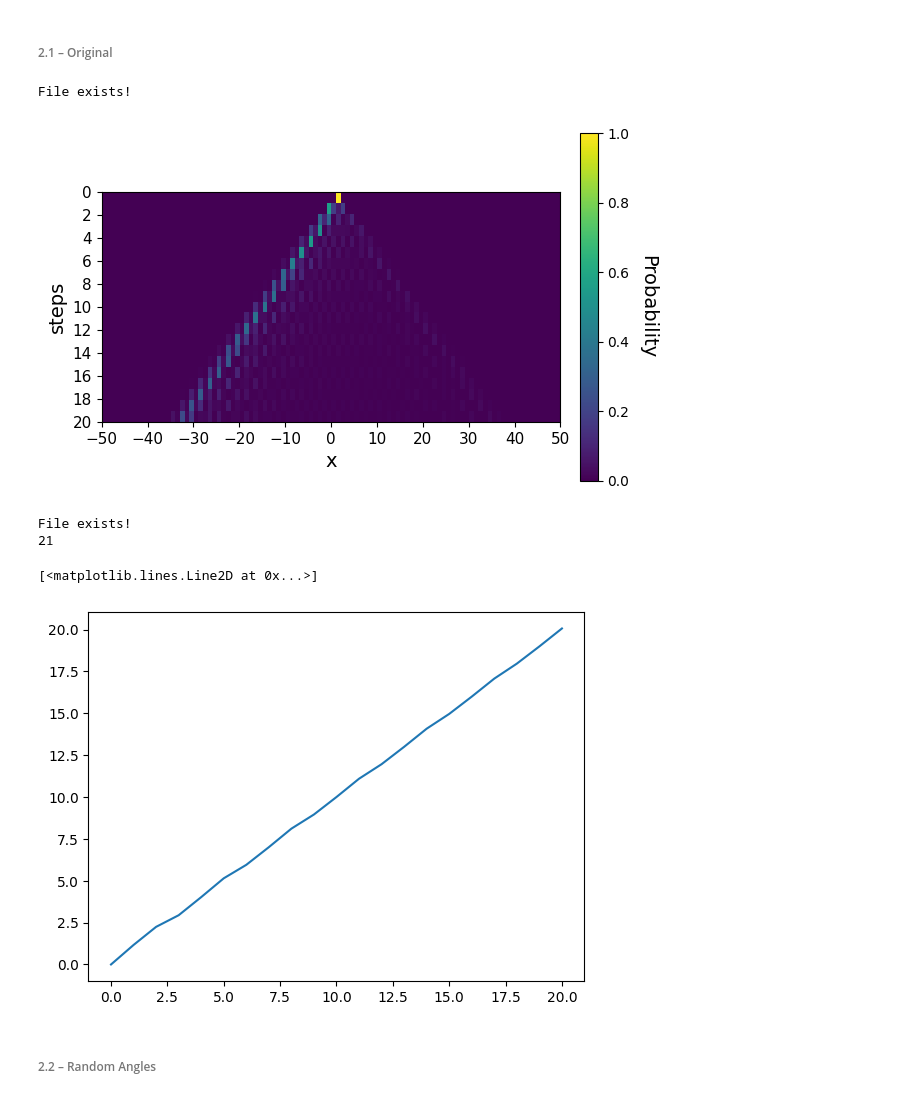
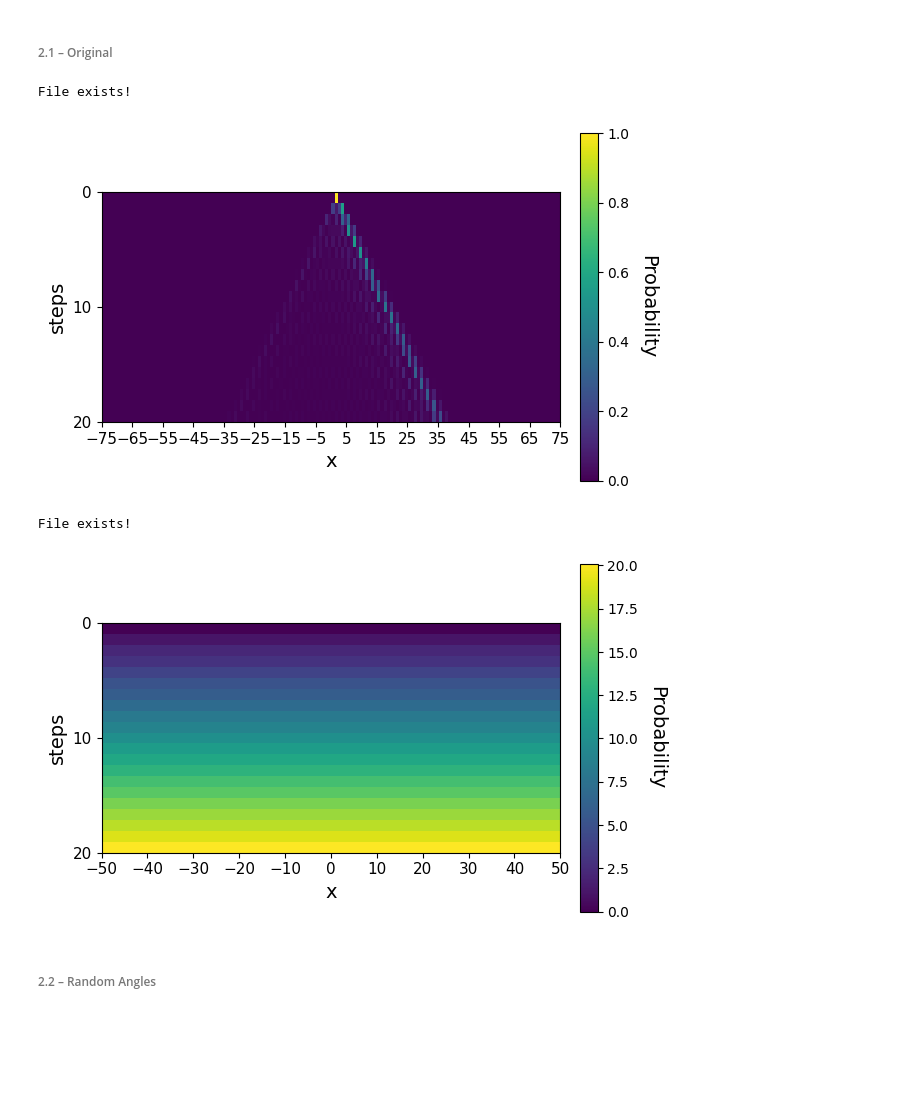
Before and after one commit to JaimePSantos/sqw, a Jupyter notebook: Jaime-simple_dynamics_experiments.ipynb, the cells around one changed output. Drawn from its saved outputs; the diff is of its cells as text; code cells hidden in the pictures; blank space fills up the shorter version.

```diff
--- a/Jaime-simple_dynamics_experiments.ipynb
+++ b/Jaime-simple_dynamics_experiments.ipynb
@@ -151,7 +151,7 @@ def calculate_average_stdev(N, T, G, samples, steps,deviation,domain):
     return average_distributions
 # %%
 # Example usage
-N = 100
+N = 150
 T = even_cycle_two_tesselation(N)
 G = nx.cycle_graph(N)
 samples = 100
@@ -170,39 +170,37 @@ else:
     print('File Doesnt Exist!')
 
 # print(average_distributions)
-plot_distribution(average_distributions, N=N, steps=steps,x_ticks_step=10)
+plot_distribution(average_distributions, N=N, steps=steps,x_ticks_step=10,y_ticks_step = 10)
 # %% [output]
 File exists!
-[figure, old version]
+[figure, new version]
 # %%
 # Example usage
 N = 100
 T = even_cycle_two_tesselation(N)
 G = nx.cycle_graph(N)
-samples = 100
+samples = 1
 steps = 20
 deviation = 0
 
 fileName = f'Datasets/Jaime-simple_dynamics/sqwStdev_Deviation-{deviation}-_N{N}_Steps{steps}_Samples{samples}.txt'
 
 if os.path.exists(fileName):
     average_stdev = load_array_list_from_file(fileName)
     print('File exists!')
 
 else:
     average_stdev = calculate_average_stdev(N, T, G, samples, steps,deviation,range(0, N))
     save_array_list_to_file(average_stdev,fileName)
     print('File Doesnt Exist!')
 
 # print(average_distributions)
-# plot_distribution(average_stdev, N=N, steps=steps,x_ticks_step=10)
-print(len(average_stdev))
-plt.plot(average_stdev)
+plot_distribution(average_stdev, N=N, steps=steps,x_ticks_step=10,y_ticks_step = 10)
+# print(average_stdev)
+# plt.plot(average_stdev)
 # %% [output]
 File exists!
-21
-[<matplotlib.lines.Line2D at 0x...>]
-[figure, old version]
+[figure, new version]
 # %%
 # x = np.arange(-N//2, N//2, 1)
 # y = np.arange(0, steps, 1)
```
Also changed, not shown: parts of 5 cells of this notebook, 2 other files.
